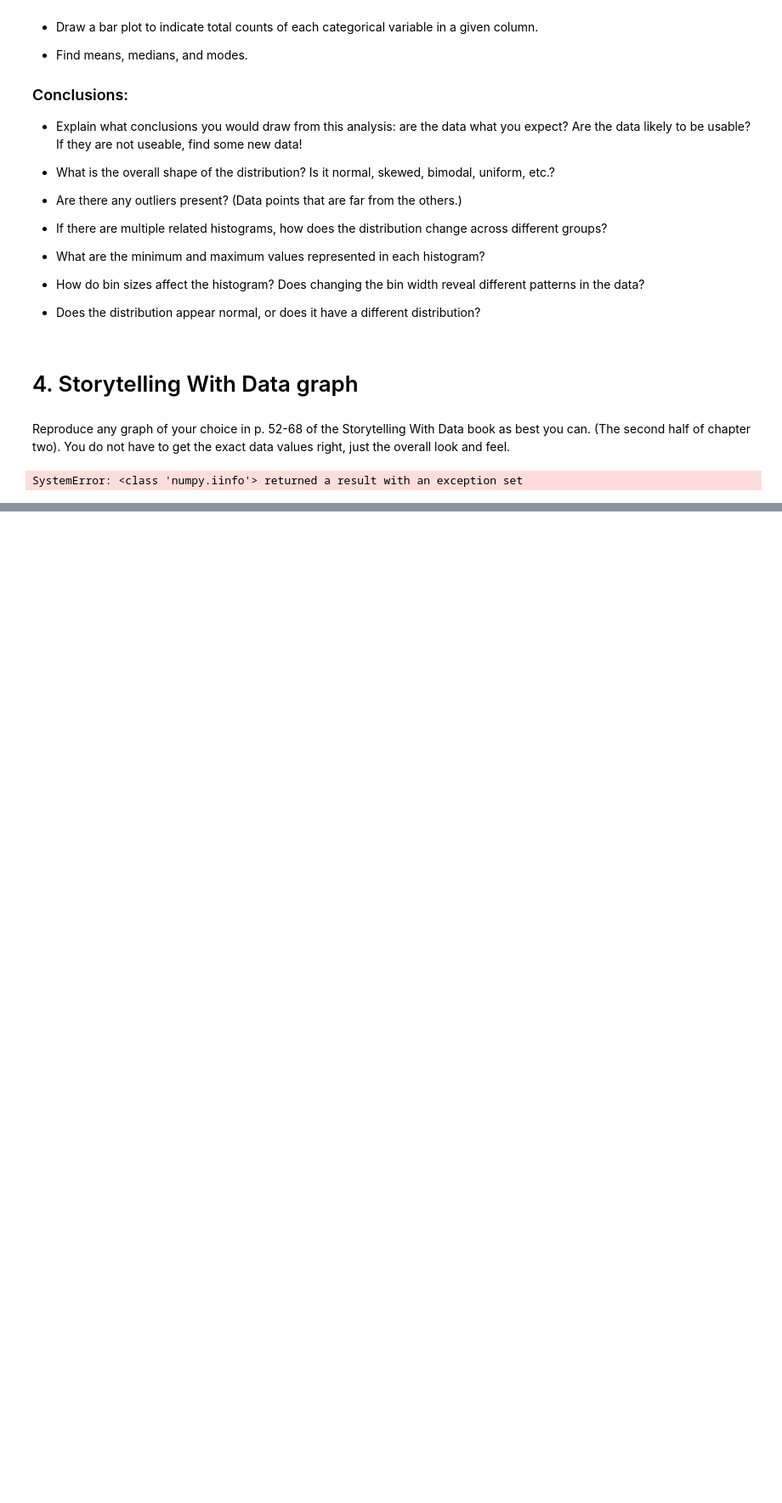
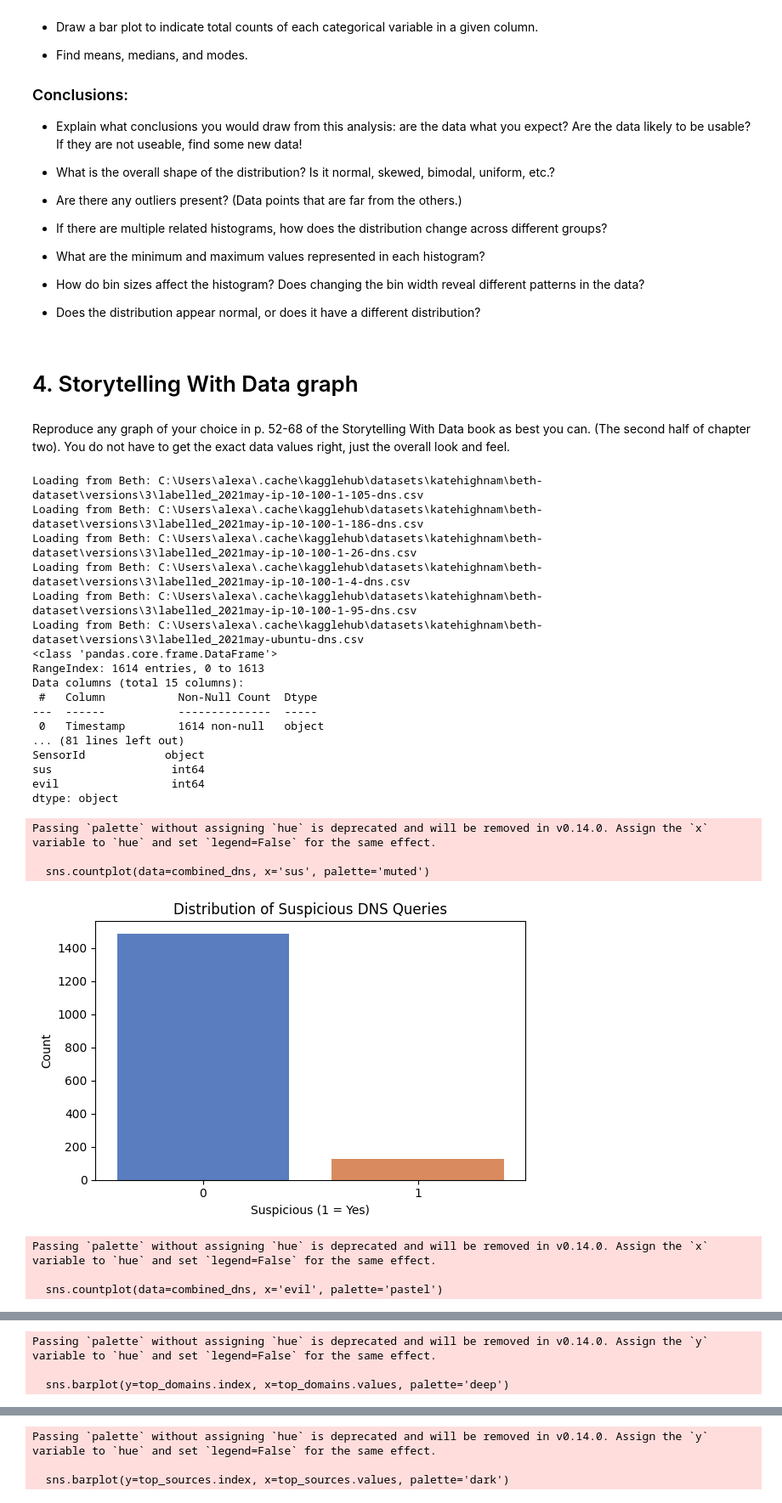
Before and after one commit to amc200092845471/Module-B-semester-2, a Jupyter notebook: Week4.ipynb, the cells around one changed output, grey strips where cells are left out. Shown: that part at 85% size. Saved outputs shown, nothing was run; the diff lists cells and outputs as text; code cells hidden in the pictures; blank space fills up the shorter version.

Commit message:
LocalVariableIssue

```diff
--- a/Week4.ipynb
+++ b/Week4.ipynb
@@ -138,6 +136,7 @@ print("\n3. Missing Values:")
 print(combined_dns.isnull().sum()[combined_dns.isnull().sum() > 0])
 
 #Outliers via IQR Method (on select numeric columns)
+combined_dns[col] = pd.to_numeric(combined_dns[col], errors='coerce')
 print("\n4. Outlier Detection:")
 for col in ['DnsAnswerTTL', 'NumberOfAnswers']:
     if col in combined_dns.columns:
@@ -287,7 +286,7 @@ plt.show()
 
 #TTL vs suspicious label
 plt.figure(figsize=(8, 5))
-sns.boxplot(x='sus', y='DnsAnswerTTL', data=combined_dns, palette='pastel')
+sns.boxplot(x='sus', y='DnsAnswerTTL', data=combined_dns, palette='coolwarm')
 plt.title("TTL Distribution by Suspicious Label (sus)")
 plt.xlabel("Suspicious (sus)")
 plt.ylabel("DnsAnswerTTL")
@@ -378,31 +377,54 @@ for col in numeric_cols[:5]:  # Adjust range as needed
     plt.show()
 
     plt.figure()
     sns.boxplot(y=df[col].dropna())
     plt.title(f"Box Plot for {col}")
     plt.ylabel(col)
     plt.show()
 
 #Bar Plots for Categorical Columns
 for col in categorical_cols[:3]:  # Adjust range as needed
     plt.figure()
     df[col].value_counts().plot(kind='bar')
     plt.title(f"Bar Plot for {col}")
     plt.ylabel("Count")
     plt.xlabel(col)
     plt.xticks(rotation=45)
     plt.tight_layout()
     plt.show()
 
 # --- Grouped Histogram Example ---
 # Only runs if both a categorical and numeric column exist
 if categorical_cols and numeric_cols:
     plt.figure(figsize=(10, 6))
     sns.histplot(data=df, x=numeric_cols[0], hue=categorical_cols[0], multiple="stack", bins=30)
     plt.title(f"Grouped Histogram of {numeric_cols[0]} by {categorical_cols[0]}")
     plt.xlabel(numeric_cols[0])
     plt.ylabel("Count")
     plt.tight_layout()
     plt.show()
 # %% [output]
-SystemError: <class 'numpy.iinfo'> returned a result with an exception set
+Loading from Beth: C:\Users\alexa\.cache\kagglehub\datasets\katehighnam\beth-dataset\versions\3\labelled_2021may-ip-10-100-1-105-dns.csv
+Loading from Beth: C:\Users\alexa\.cache\kagglehub\datasets\katehighnam\beth-dataset\versions\3\labelled_2021may-ip-10-100-1-186-dns.csv
+Loading from Beth: C:\Users\alexa\.cache\kagglehub\datasets\katehighnam\beth-dataset\versions\3\labelled_2021may-ip-10-100-1-26-dns.csv
+Loading from Beth: C:\Users\alexa\.cache\kagglehub\datasets\katehighnam\beth-dataset\versions\3\labelled_2021may-ip-10-100-1-4-dns.csv
+Loading from Beth: C:\Users\alexa\.cache\kagglehub\datasets\katehighnam\beth-dataset\versions\3\labelled_2021may-ip-10-100-1-95-dns.csv
+Loading from Beth: C:\Users\alexa\.cache\kagglehub\datasets\katehighnam\beth-dataset\versions\3\labelled_2021may-ubuntu-dns.csv
+<class 'pandas.core.frame.DataFrame'>
+RangeIndex: 1614 entries, 0 to 1613
+Data columns (total 15 columns):
+ #   Column           Non-Null Count  Dtype
+---  ------           --------------  -----
+ 0   Timestamp        1614 non-null   object
+... (81 lines left out)
+SensorId            object
+sus                  int64
+evil                 int64
+dtype: object
+Passing `palette` without assigning `hue` is deprecated and will be removed in v0.14.0. Assign the `x` variable to `hue` and set `legend=False` for the same effect.
+
+  sns.countplot(data=combined_dns, x='sus', palette='muted')
+[figure, added]
+Passing `palette` without assigning `hue` is deprecated and will be removed in v0.14.0. Assign the `x` variable to `hue` and set `legend=False` for the same effect.
+
+  sns.countplot(data=combined_dns, x='evil', palette='pastel')
@@ -408,0 +432,3 @@ SystemError: <class 'numpy.iinfo'> returned a result with an exception set
+Passing `palette` without assigning `hue` is deprecated and will be removed in v0.14.0. Assign the `y` variable to `hue` and set `legend=False` for the same effect.
+
+  sns.barplot(y=top_domains.index, x=top_domains.values, palette='deep')
@@ -408,0 +436,3 @@ SystemError: <class 'numpy.iinfo'> returned a result with an exception set
+Passing `palette` without assigning `hue` is deprecated and will be removed in v0.14.0. Assign the `y` variable to `hue` and set `legend=False` for the same effect.
+
+  sns.barplot(y=top_sources.index, x=top_sources.values, palette='dark')
```
Also changed, not shown: parts of 2 cells of this notebook.
